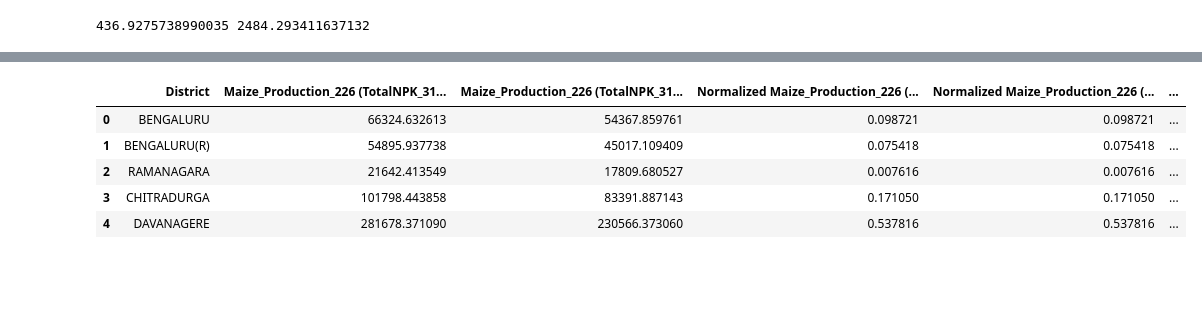
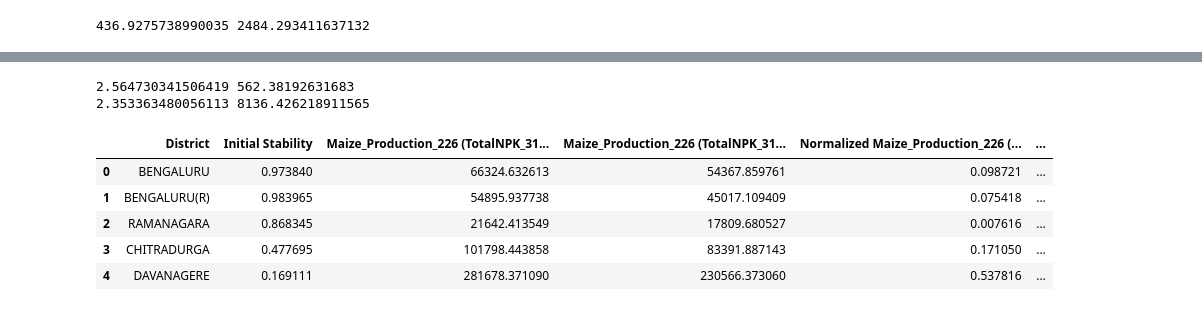
Before and after one commit to Manish3693/WSL_PSS, a Jupyter notebook: PE_1.ipynb, the cells around one changed output, grey strips where cells are left out. Drawn from its saved outputs; the diff is of its cells as text; code cells hidden in the pictures; blank space fills up the shorter version.

```diff
--- a/PE_1.ipynb
+++ b/PE_1.ipynb
@@ -1200,18 +1573,20 @@ new_data.head()
 # %%
 base_column = "TotalNPK_315"
 capability_vector = ["Maize_Production_226", "Rice_Production_223"]
 change_percentage = 10
 dim = 2
 
-new_data, handle_increase, handle_decrease = calc_and_vis_impact_stability(G, existing_data.copy(), adjacency_file, base_column, capability_vector, change_percentage, dim)
+new_data, handle_increase, handle_decrease,result_df = calc_and_vis_impact_stability(G, existing_data.copy(), adjacency_file, base_column, capability_vector, change_percentage, dim)
 new_data.head()
 # %% [output]
+2.564730341506419 562.38192631683
+2.353363480056113 8136.426218911565
-|  | District | Maize_Production_226 (TotalNPK_31... | Maize_Production_226 (TotalNPK_31... | Normalized Maize_Production_226 (... | Normalized Maize_Production_226 (... | ... |
-| 0 | BENGALURU | 66324.632613 | 54367.859761 | 0.098721 | 0.098721 | ... |
-| 1 | BENGALURU(R) | 54895.937738 | 45017.109409 | 0.075418 | 0.075418 | ... |
-| 2 | RAMANAGARA | 21642.413549 | 17809.680527 | 0.007616 | 0.007616 | ... |
-| 3 | CHITRADURGA | 101798.443858 | 83391.887143 | 0.171050 | 0.171050 | ... |
-| 4 | DAVANAGERE | 281678.371090 | 230566.373060 | 0.537816 | 0.537816 | ... |
+|  | District | Initial Stability | Maize_Production_226 (TotalNPK_31... | Maize_Production_226 (TotalNPK_31... | Normalized Maize_Production_226 (... | ... |
+| 0 | BENGALURU | 0.973840 | 66324.632613 | 54367.859761 | 0.098721 | ... |
+| 1 | BENGALURU(R) | 0.983965 | 54895.937738 | 45017.109409 | 0.075418 | ... |
+| 2 | RAMANAGARA | 0.868345 | 21642.413549 | 17809.680527 | 0.007616 | ... |
+| 3 | CHITRADURGA | 0.477695 | 101798.443858 | 83391.887143 | 0.171050 | ... |
+| 4 | DAVANAGERE | 0.169111 | 281678.371090 | 230566.373060 | 0.537816 | ... |
 # %%
 base_column = "TotalNPK_315"
 capability_vector = ["Maize_Production_226", "Rice_Production_223","Jowar_Yield_278"]
```
Also changed, not shown: parts of 32 cells of this notebook, 9 other files.
